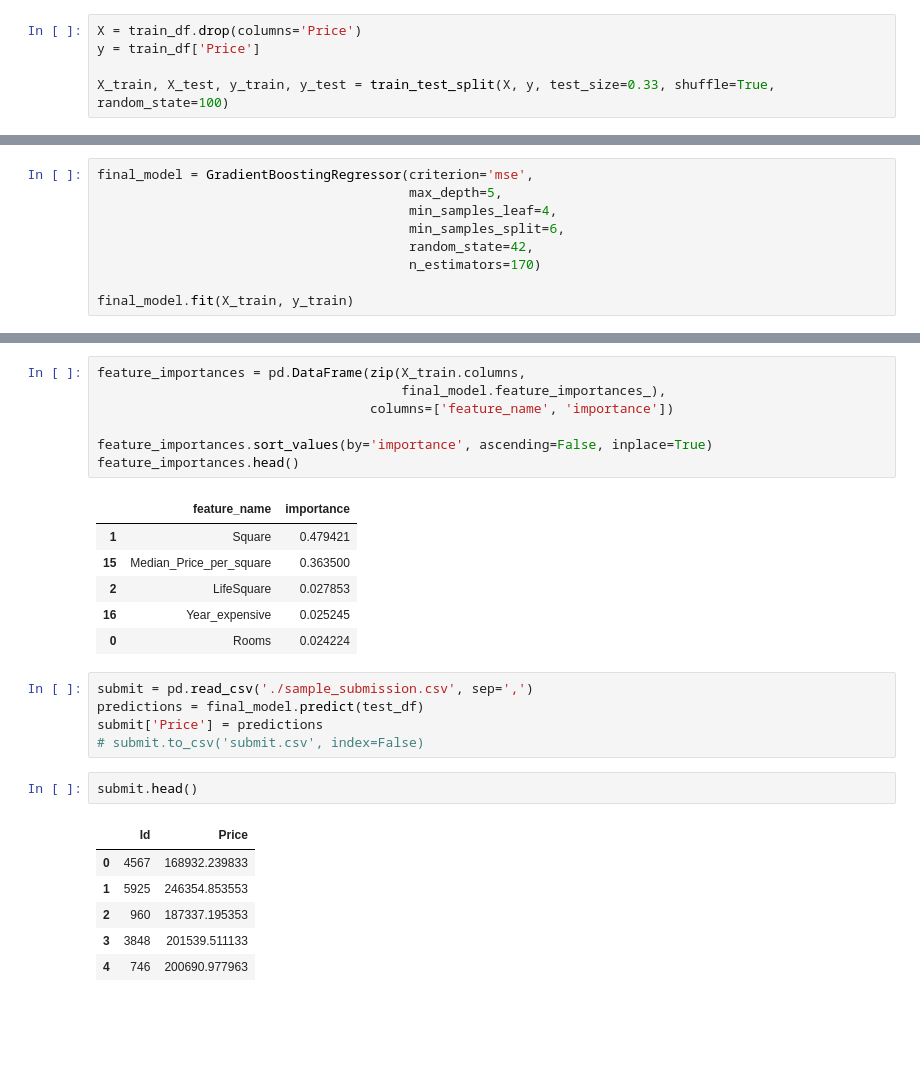
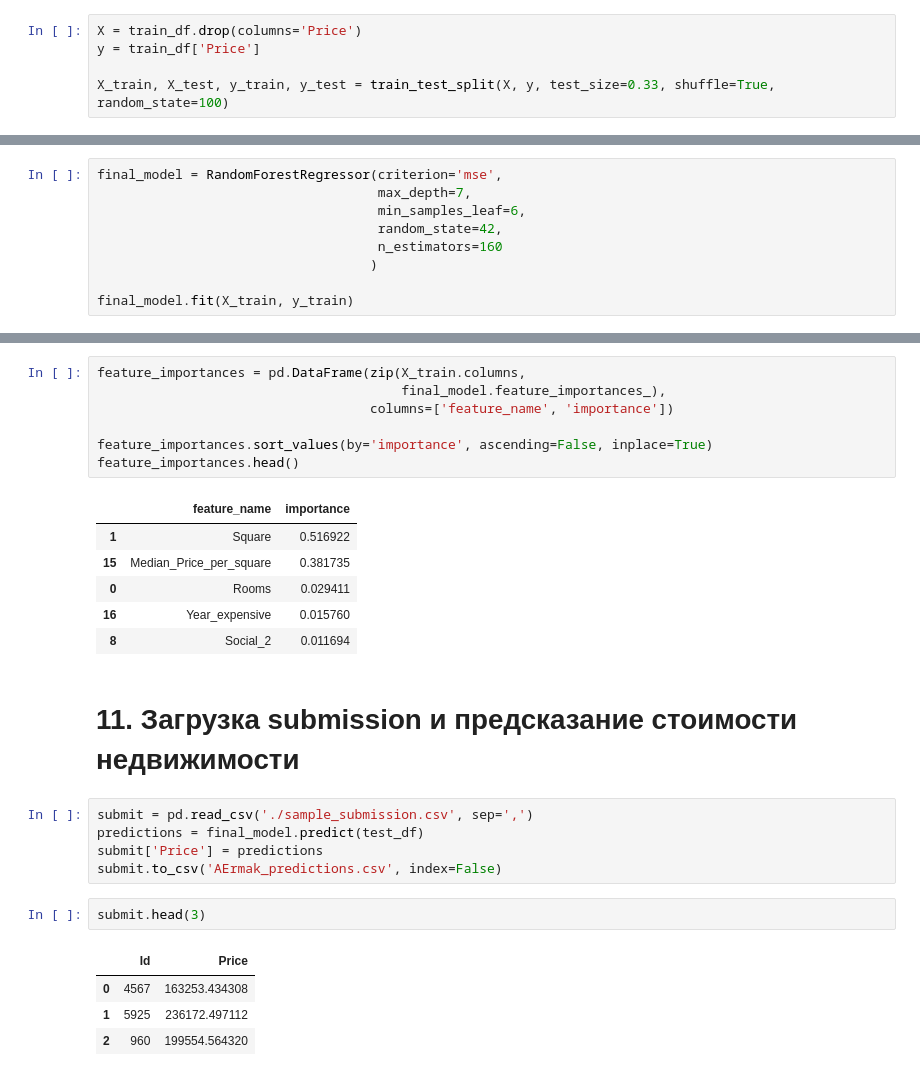
Before and after one commit to Andrey1Ermak/DataScience, a Jupyter notebook: Real Estate Price Prediction/Real_Estate_Price_Prediction_code.ipynb, the cells around one changed output, grey strips where cells are left out. Drawn from its saved outputs; the diff is of its cells as text; blank space fills up the shorter version.

```diff
--- a/Real Estate Price Prediction/Real_Estate_Price_Prediction_code.ipynb
+++ b/Real Estate Price Prediction/Real_Estate_Price_Prediction_code.ipynb
@@ -196,10 +292,10 @@ def evaluate_preds(train_true_values, train_pred_values, test_true_values, test_
 # %%
-final_model = GradientBoostingRegressor(criterion='mse',
-                                        max_depth=5,
-                                        min_samples_leaf=4,
-                                        min_samples_split=6,
-                                        random_state=42,
-                                        n_estimators=170)
+final_model = RandomForestRegressor(criterion='mse',
+                                    max_depth=7,
+                                    min_samples_leaf=6,
+                                    random_state=42,
+                                    n_estimators=160
+                                   )
 
 final_model.fit(X_train, y_train)
 # %% [output]
@@ -224,22 +321,22 @@ feature_importances.sort_values(by='importance', ascending=False, inplace=True)
 feature_importances.head()
 # %% [output]
 |  | feature_name | importance |
-| 1 | Square | 0.479421 |
-| 15 | Median_Price_per_square | 0.363500 |
-| 2 | LifeSquare | 0.027853 |
-| 16 | Year_expensive | 0.025245 |
-| 0 | Rooms | 0.024224 |
+| 1 | Square | 0.516922 |
+| 15 | Median_Price_per_square | 0.381735 |
+| 0 | Rooms | 0.029411 |
+| 16 | Year_expensive | 0.015760 |
+| 8 | Social_2 | 0.011694 |
+# %% [markdown]
+# 11. Загрузка submission и предсказание стоимости недвижимости
 # %%
 submit = pd.read_csv('./sample_submission.csv', sep=',')
 predictions = final_model.predict(test_df)
 submit['Price'] = predictions
-# submit.to_csv('submit.csv', index=False)
+submit.to_csv('AErmak_predictions.csv', index=False)
 # %%
-submit.head()
+submit.head(3)
 # %% [output]
 |  | Id | Price |
-| 0 | 4567 | 168932.239833 |
-| 1 | 5925 | 246354.853553 |
-| 2 | 960 | 187337.195353 |
-| 3 | 3848 | 201539.511133 |
-| 4 | 746 | 200690.977963 |
+| 0 | 4567 | 163253.434308 |
+| 1 | 5925 | 236172.497112 |
+| 2 | 960 | 199554.564320 |
```
Also changed, not shown: parts of 29 cells of this notebook, 1 other file.
